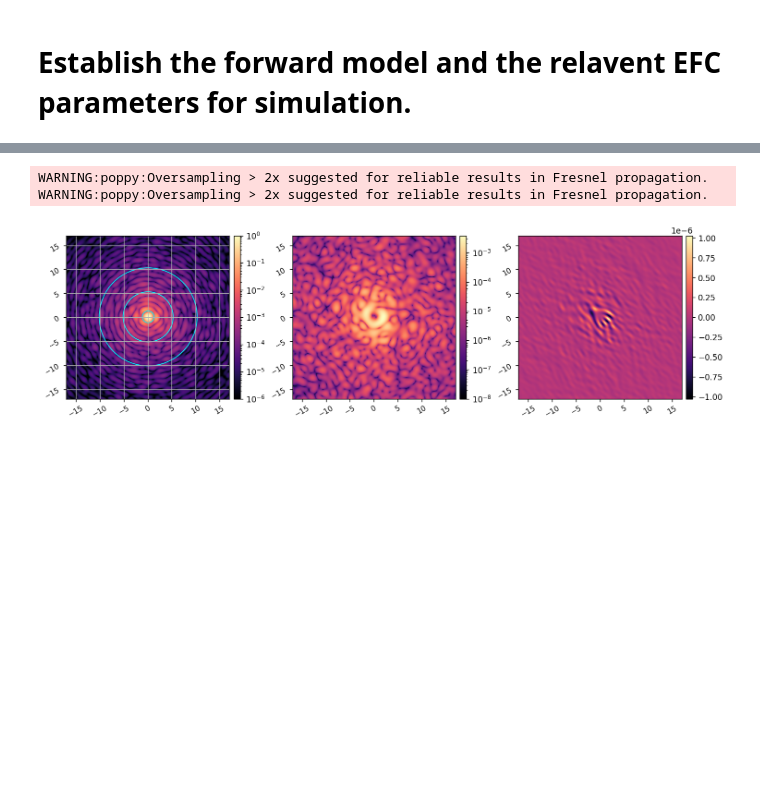
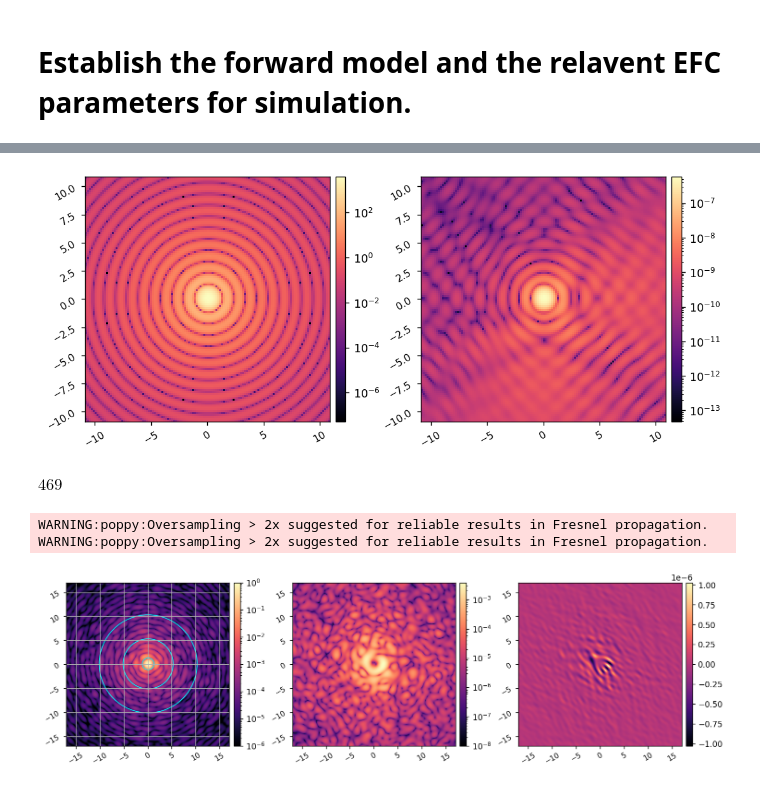
Before and after one commit to uasal/scoob-psf, a Jupyter notebook: example-notebooks/ad_scoob_tests.ipynb, the cells around one changed output, grey strips where cells are left out. Saved outputs shown, nothing was run; the diff lists cells and outputs as text; code cells hidden in the pictures; blank space fills up the shorter version.

```diff
--- a/example-notebooks/ad_scoob_tests.ipynb
+++ b/example-notebooks/ad_scoob_tests.ipynb
@@ -47,3 +127,51 @@ WARNING:poppy:Oversampling > 2x suggested for reliable results in Fresnel propag
+# %%
+def forward_model(actuators, use_vortex=True):
+    command = xp.zeros((Nact,Nact))
+    command[dm_mask] = actuators
+    mft_command = Mx_dm@command@My_dm
+    fourier_surf = fourier_inf_fun * mft_command
+    dm_surf = xp.fft.ifft2(fourier_surf).real
+
+    dm_phasor = xp.exp(1j * 4*xp.pi/wavelength.to_value(u.m) * dm_surf)
+    wf = utils.pad_or_crop(APERTURE, N).astype(xp.complex128)
+    # imshow2(xp.abs(wf), xp.angle(wf), npix=npix)
+    wf *= utils.pad_or_crop(dm_phasor, N)
+    # imshow2(xp.abs(wf), xp.angle(wf), npix=npix)
+    wf *= utils.pad_or_crop(WFE, N)
+    # imshow2(xp.abs(wf), xp.angle(wf), npix=npix)
+
+    if use_vortex:
+        wf = xp.fft.ifftshift(xp.fft.fft2(xp.fft.fftshift(wf)))
+        wf *= vortex
+        wf = xp.fft.fftshift(xp.fft.ifft2(xp.fft.fftshift(wf)))
+        # imshow2(xp.abs(wf), xp.angle(wf), npix=2*npix)
+
+    wf *= utils.pad_or_crop(LYOT, N)
+    # imshow2(xp.abs(wf), xp.angle(wf), npix=2*npix)
+
+    wf = utils.pad_or_crop(wf, nlyot)
+    fpwf = props.mft_forward(wf, psf_pixelscale_lamD, npsf)
+
+    return fpwf
+
+acts = np.zeros(Nacts)
+# waffle_command = 10e-9 * xp.ones((Nact,Nact))
+# waffle_command[1::2, ::2] *= -1
+# waffle_command[::2, 1::2] *= -1
+# acts = ensure_np_array(waffle_command[dm_mask])
+
+psf_wf = forward_model(acts, use_vortex=False)
+coro_wf = forward_model(acts)
+
+psf = xp.abs(psf_wf)**2
+coro_im = xp.abs(coro_wf)**2
+imshow2(psf, coro_im/xp.max(psf), lognorm=True, pxscl=psf_pixelscale_lamD)
+# %% [output]
+[figure, added]
+# %%
+np.ceil(lyot_stop_diam/pupil_diam * npix)
+# %% [output]
+$469 \; \mathrm{}$
 # %%
 reload(scoob)
 model = scoob.CORO()
```
Also changed, not shown: parts of 4 cells of this notebook, 3 other files.
